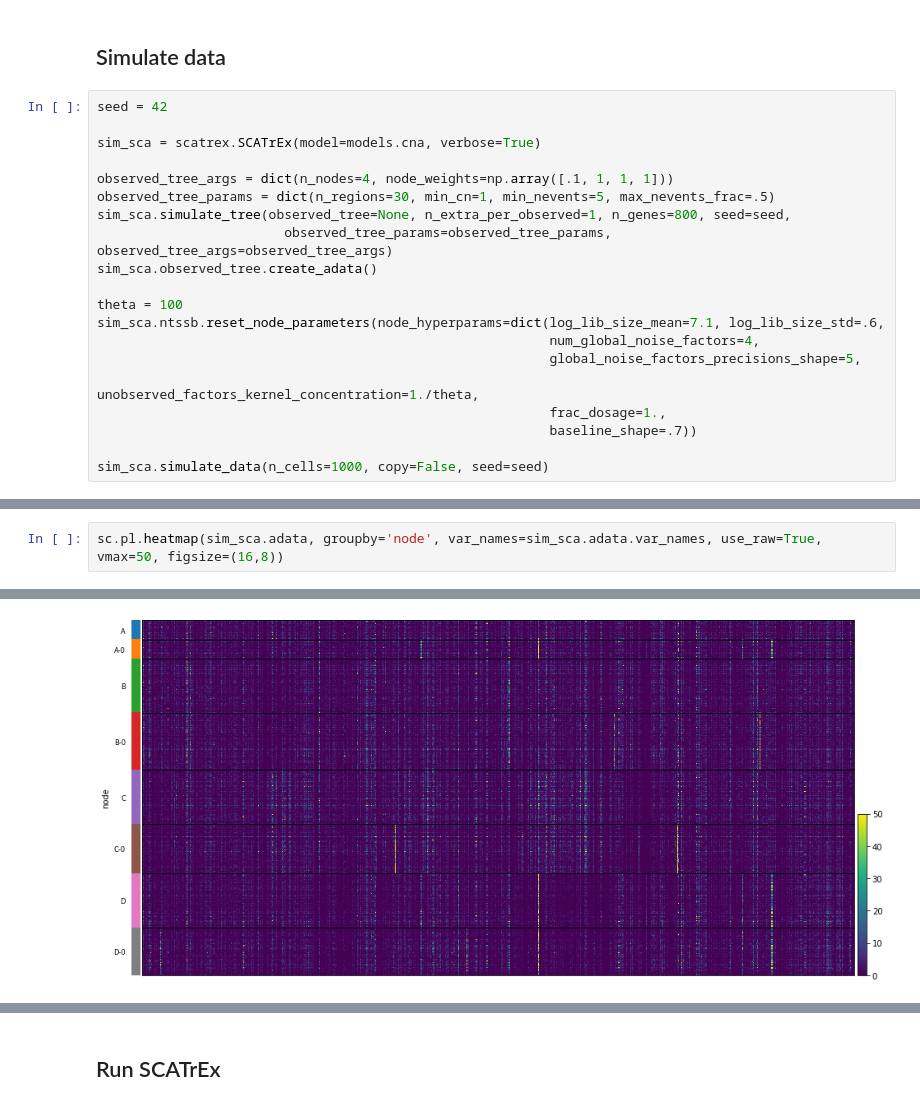
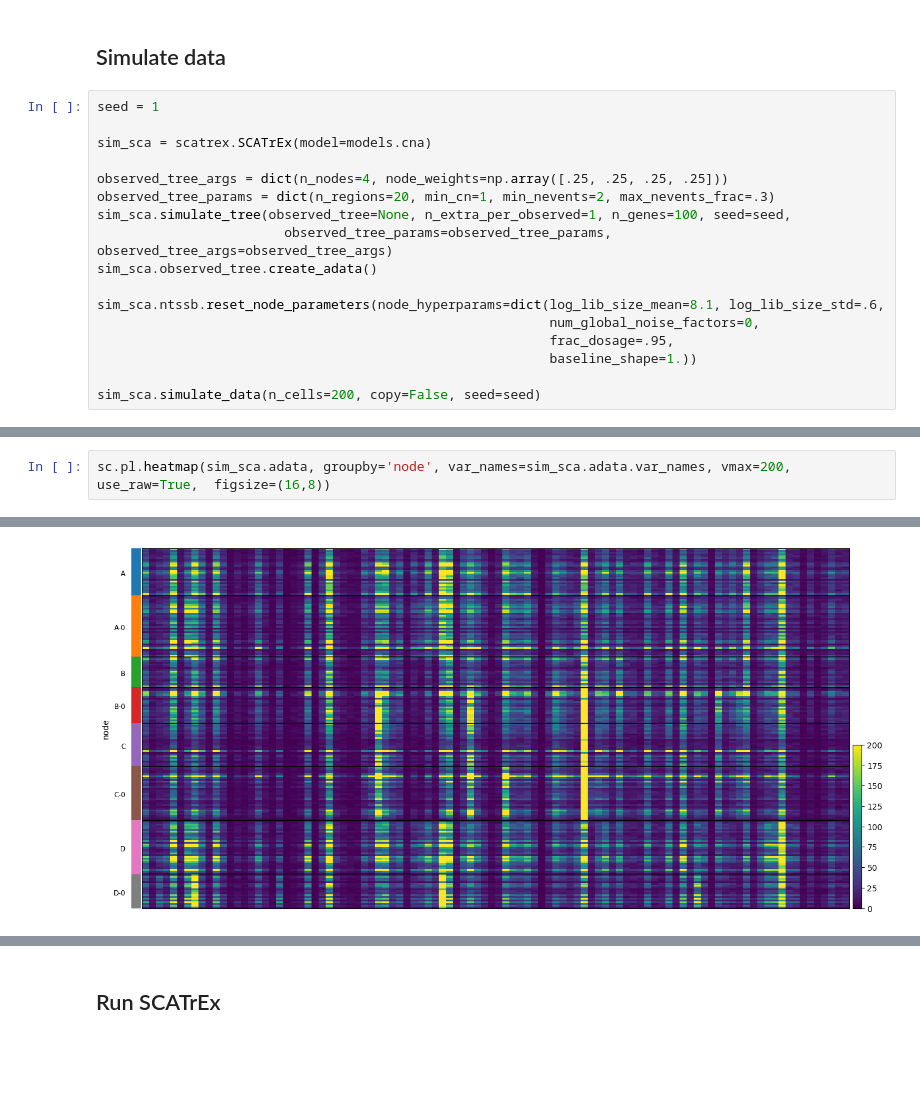
Before and after one commit to cbg-ethz/SCATrEx, a Jupyter notebook: notebooks/tutorial.ipynb, the cells around one changed output, grey strips where cells are left out. Saved outputs shown, nothing was run; the diff lists cells and outputs as text; blank space fills up the shorter version.

```diff
--- a/notebooks/tutorial.ipynb
+++ b/notebooks/tutorial.ipynb
@@ -8,22 +13,19 @@ import time
 # %% [markdown]
 ## Simulate data
 # %%
-seed = 42
+seed = 1
 
-sim_sca = scatrex.SCATrEx(model=models.cna, verbose=True)
+sim_sca = scatrex.SCATrEx(model=models.cna)
 
-observed_tree_args = dict(n_nodes=4, node_weights=np.array([.1, 1, 1, 1]))
-observed_tree_params = dict(n_regions=30, min_cn=1, min_nevents=5, max_nevents_frac=.5)
-sim_sca.simulate_tree(observed_tree=None, n_extra_per_observed=1, n_genes=800, seed=seed,
+observed_tree_args = dict(n_nodes=4, node_weights=np.array([.25, .25, .25, .25]))
+observed_tree_params = dict(n_regions=20, min_cn=1, min_nevents=2, max_nevents_frac=.3)
+sim_sca.simulate_tree(observed_tree=None, n_extra_per_observed=1, n_genes=100, seed=seed,
                         observed_tree_params=observed_tree_params, observed_tree_args=observed_tree_args)
 sim_sca.observed_tree.create_adata()
 
-theta = 100
-sim_sca.ntssb.reset_node_parameters(node_hyperparams=dict(log_lib_size_mean=7.1, log_lib_size_std=.6,
-                                                          num_global_noise_factors=4,
-                                                          global_noise_factors_precisions_shape=5,
-                                                          unobserved_factors_kernel_concentration=1./theta,
-                                                          frac_dosage=1.,
-                                                          baseline_shape=.7))
+sim_sca.ntssb.reset_node_parameters(node_hyperparams=dict(log_lib_size_mean=8.1, log_lib_size_std=.6,
+                                                          num_global_noise_factors=0,
+                                                          frac_dosage=.95,
+                                                          baseline_shape=1.))
 
-sim_sca.simulate_data(n_cells=1000, copy=False, seed=seed)
+sim_sca.simulate_data(n_cells=200, copy=False, seed=seed)
@@ -37,5 +32,5 @@ Labeled data are stored in `self.adata`
 # %%
-sc.pl.heatmap(sim_sca.adata, groupby='node', var_names=sim_sca.adata.var_names, use_raw=True, vmax=50, figsize=(16,8))
+sc.pl.heatmap(sim_sca.adata, groupby='node', var_names=sim_sca.adata.var_names, vmax=200, use_raw=True,  figsize=(16,8))
 # %% [output]
 ... storing 'node' as categorical
 ... storing 'obs_node' as categorical
@@ -43,4 +38,4 @@ WARNING: Gene labels are not shown when more than 50 genes are visualized. To sh
-[figure, old version]
+[figure, new version]
 # %%
 sim_sca.observed_tree.plot_heatmap(vmax=4, vmin=0, figsize=(16,4))
 # %% [output]
```
Also changed, not shown: parts of 23 cells of this notebook.
